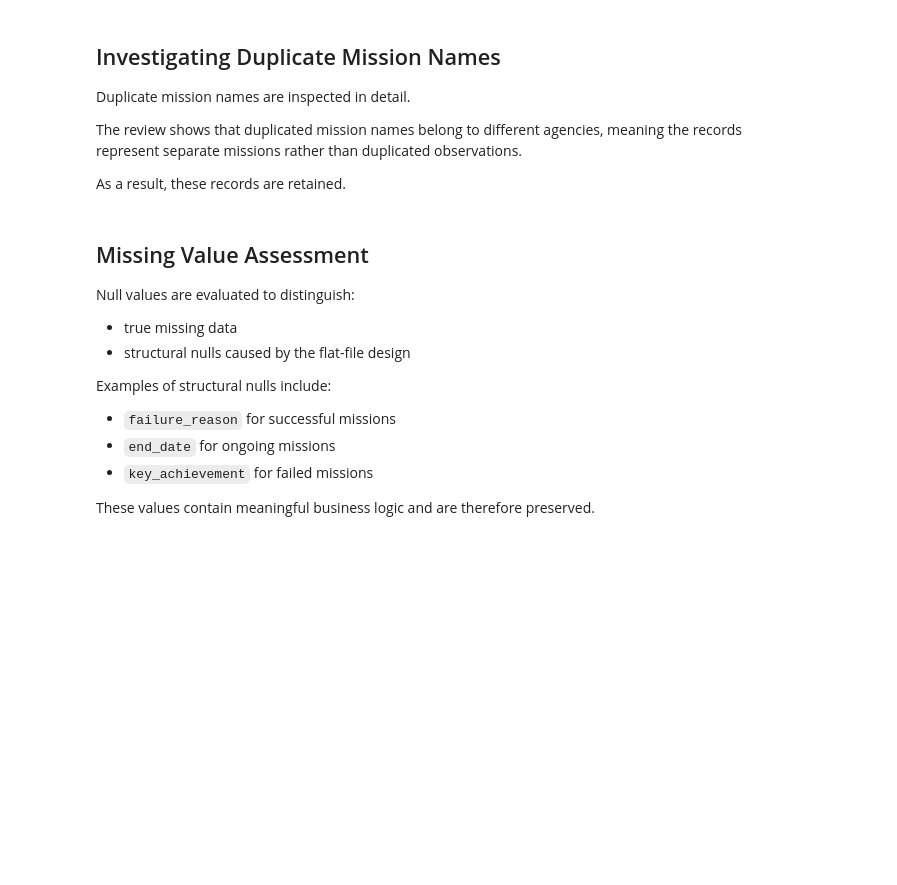
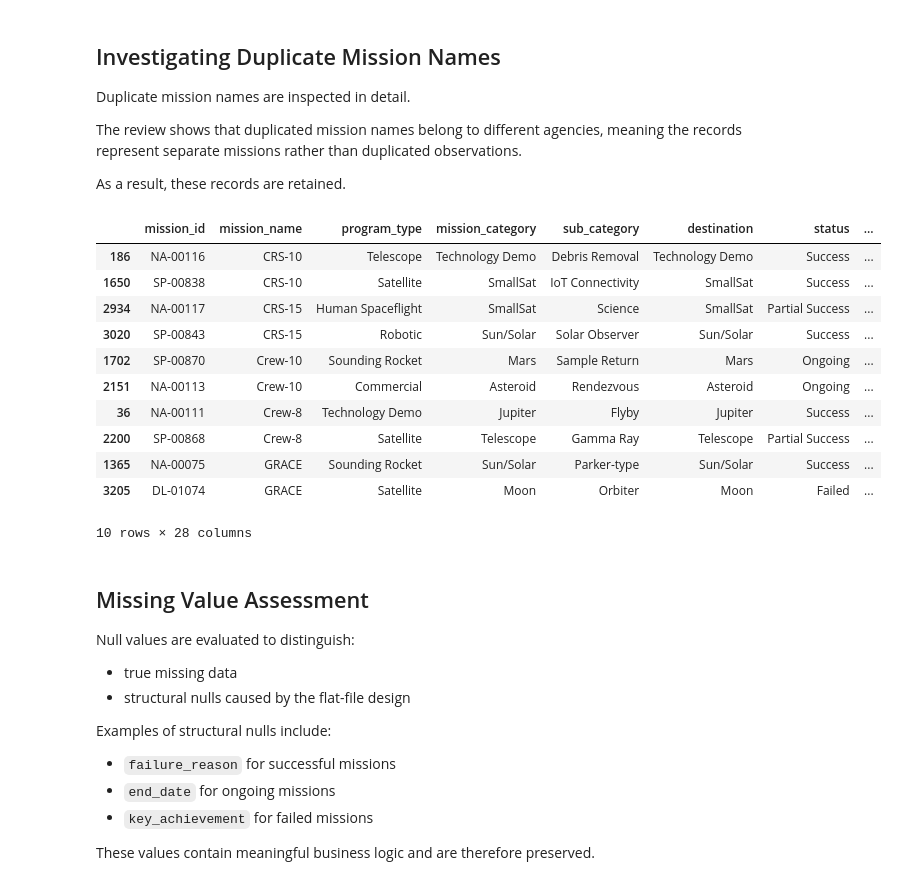
Before and after one commit to ahmedmohi0/Space_mission_analysis, a Jupyter notebook: notebooks/01_data_cleaning.ipynb, the cells around one changed output. Saved outputs shown, nothing was run; the diff lists cells and outputs as text; code cells hidden in the pictures; blank space fills up the shorter version.

```diff
--- a/notebooks/01_data_cleaning.ipynb
+++ b/notebooks/01_data_cleaning.ipynb
@@ -368,6 +430,20 @@ The review shows that duplicated mission names belong to different agencies, mea
 As a result, these records are retained.
 # %%
 d= df[df['mission_name'].duplicated(keep=False)].sort_values('mission_name')
+d.head(10)
+# %% [output]
+|  | mission_id | mission_name | program_type | mission_category | sub_category | destination | status | ... |
+| 186 | NA-00116 | CRS-10 | Telescope | Technology Demo | Debris Removal | Technology Demo | Success | ... |
+| 1650 | SP-00838 | CRS-10 | Satellite | SmallSat | IoT Connectivity | SmallSat | Success | ... |
+| 2934 | NA-00117 | CRS-15 | Human Spaceflight | SmallSat | Science | SmallSat | Partial Success | ... |
+| 3020 | SP-00843 | CRS-15 | Robotic | Sun/Solar | Solar Observer | Sun/Solar | Success | ... |
+| 1702 | SP-00870 | Crew-10 | Sounding Rocket | Mars | Sample Return | Mars | Ongoing | ... |
+| 2151 | NA-00113 | Crew-10 | Commercial | Asteroid | Rendezvous | Asteroid | Ongoing | ... |
+| 36 | NA-00111 | Crew-8 | Technology Demo | Jupiter | Flyby | Jupiter | Success | ... |
+| 2200 | SP-00868 | Crew-8 | Satellite | Telescope | Gamma Ray | Telescope | Partial Success | ... |
+| 1365 | NA-00075 | GRACE | Sounding Rocket | Sun/Solar | Parker-type | Sun/Solar | Success | ... |
+| 3205 | DL-01074 | GRACE | Satellite | Moon | Orbiter | Moon | Failed | ... |
+10 rows × 28 columns
 # %% [markdown]
 ## Missing Value Assessment
 
```
Also changed, not shown: parts of 17 cells of this notebook, 6 other files.
